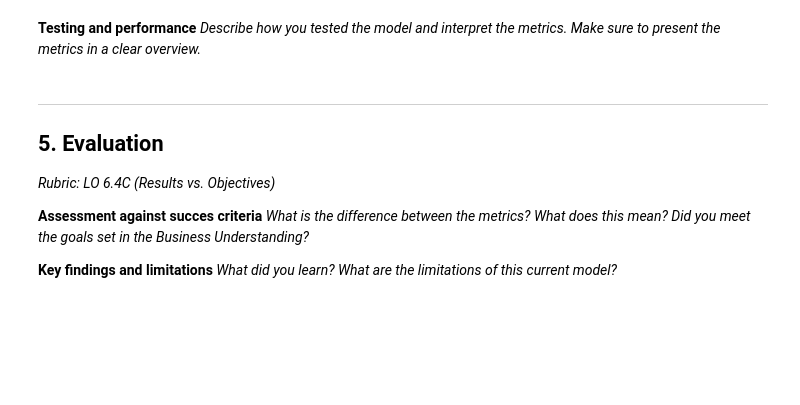
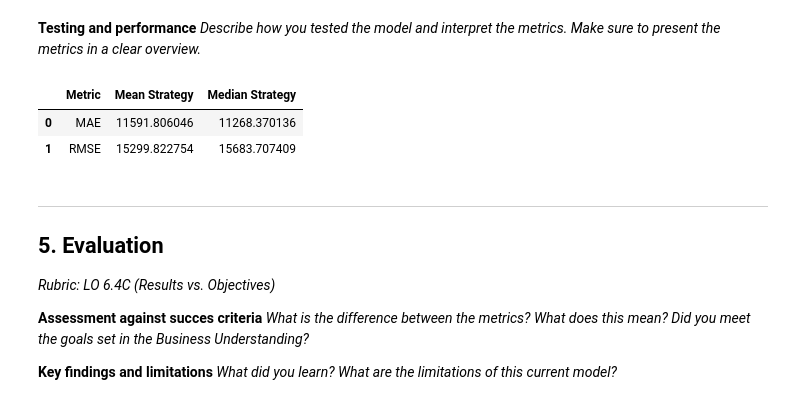
Before and after one commit to XueHu2222/Iteration-1, a Jupyter notebook: assignment_template_it1.ipynb, the cells around one changed output. Cells and saved outputs as stored; diff of their text form; code cells hidden in the pictures; blank space fills up the shorter version.

```diff
--- a/assignment_template_it1.ipynb
+++ b/assignment_template_it1.ipynb
@@ -151,11 +152,34 @@ df_prepared = df_clean[df_clean['Galactic_Credits'] < 500000].copy()
 *Describe and justify the creation of your simple benchmark model to predict Galactic_Credits*
 # %%
 # CODE CELL: Model training and setup code
+y_true = df_prepared['Galactic_Credits']
+
+baseline_mean = y_true.mean()
+baseline_median = y_true.median()
+
+y_pred_mean = np.full(shape=len(y_true), fill_value=baseline_mean)
+y_pred_median = np.full(shape=len(y_true), fill_value=baseline_median)
 # %% [markdown]
 **Testing and performance**
 *Describe how you tested the model and interpret the metrics. Make sure to present the metrics in a clear overview.*
 # %%
 # CODE CELL: Model evaluation code
+mae_mean = mean_absolute_error(y_true, y_pred_mean)
+rmse_mean = np.sqrt(mean_squared_error(y_true, y_pred_mean))
+
+mae_median = mean_absolute_error(y_true, y_pred_median)
+rmse_median = np.sqrt(mean_squared_error(y_true, y_pred_median))
+
+performance_results = pd.DataFrame({
+    'Metric': ['MAE', 'RMSE'],
+    'Mean Strategy': [mae_mean, rmse_mean],
+    'Median Strategy': [mae_median, rmse_median]
+})
+display(performance_results)
+# %% [output]
+|  | Metric | Mean Strategy | Median Strategy |
+| 0 | MAE | 11591.806046 | 11268.370136 |
+| 1 | RMSE | 15299.822754 | 15683.707409 |
 # %% [markdown]
 ---
 
```
Also changed, not shown: parts of 4 cells of this notebook.
